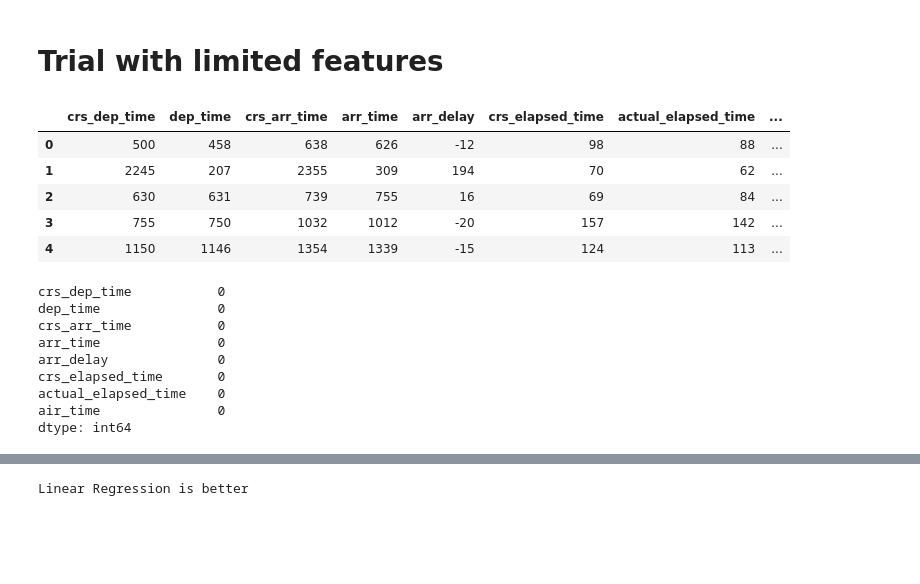
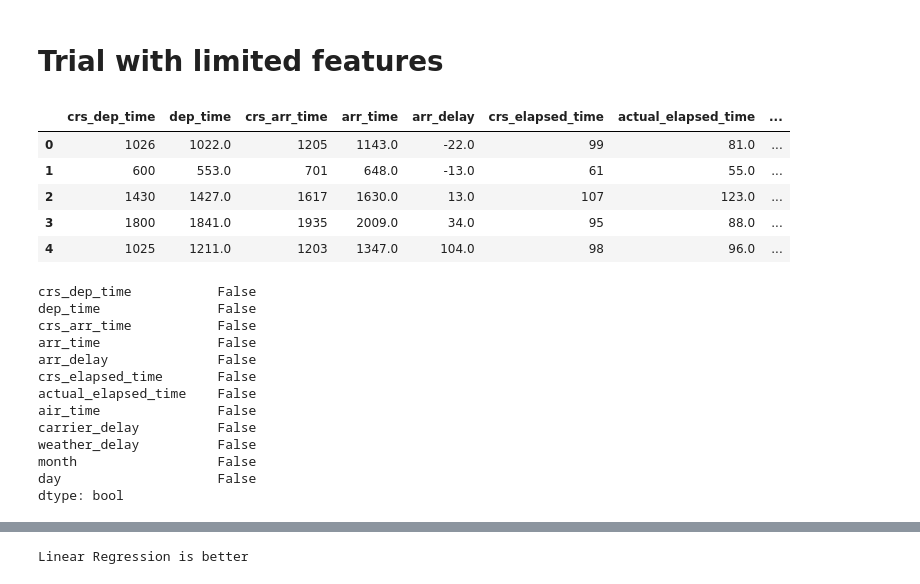
Before and after one commit to msgsuvitha/Flight_delay_predictor, a Jupyter notebook: feature_engg_model.ipynb, the cells around one changed output, grey strips where cells are left out. Cells and saved outputs as stored; diff of their text form; code cells hidden in the pictures; blank space fills up the shorter version.

```diff
--- a/feature_engg_model.ipynb
+++ b/feature_engg_model.ipynb
@@ -36 +54,8 @@ df['date'] = df['fl_date'].dt.day
 df['year'] = df['fl_date'].dt.year
+# %%
+# removing outliers R2 score performs well, r2 went from 0.1 to 0.3
+
+df = df[df['arr_delay'] < 132]
+df = df[df['arr_delay'] > -132]
+
+df['arr_delay'].describe()
@@ -46,0 +93,3 @@ It is understood that if a plane is leaving late then its chances of arriving la
+# %%
+df = df[df['cancelled'] != 1]
+df = df[df['diverted'] != 1]
@@ -80,7 +530,14 @@ It is understood that if a plane is leaving late then its chances of arriving la
+# %%
+# filling NAN values to zero
+
+df['carrier_delay'].fillna(0,inplace= True)
+df['weather_delay'].fillna(0,inplace= True)
 # %%
 # Dropping unwanted features
 
-df.drop(['mkt_carrier', 'branded_code_share','cancelled', 'cancellation_code', 'carrier_delay', 'weather_delay',
+#'carrier_delay', 'weather_delay',
+
+df.drop(['mkt_carrier', 'branded_code_share','cancelled', 'cancellation_code',
          'nas_delay',  'security_delay','late_aircraft_delay', 'taxi_out', 'wheels_off', 'wheels_on', 'taxi_in',
         'no_name', 'first_dep_time','total_add_gtime', 'longest_add_gtime', 'origin', 'dest', 'tail_num', 'dup',
         'diverted','flights', 'dep_delay', 'op_carrier_fl_num', 'op_unique_carrier', 'distance', 'fl_date'],
@@ -128,33 +595,33 @@ df['arr_delay'].describe()
 
 df_clean_data = df.copy()
 # %%
-# copy month feature for one-hot encoded Month
-
-df_month = df_clean_data['month']
-
 # dropping columns mkt_unique_carrier	mkt_carrier_fl_num	origin_airport_id	origin_city_name
 # dest_airport_id	dest_city_name	year, month
 
 df_clean_data.drop(['mkt_unique_carrier', 'mkt_carrier_fl_num', 'origin_airport_id',
-                    'origin_city_name', 'dest_airport_id', 'dest_city_name', 'year', 'date', 'month'], axis = 1, inplace = True)
+                    'origin_city_name', 'dest_airport_id', 'dest_city_name', 'year'], axis = 1, inplace = True)
 
 df_clean_data.head(5)
 # %% [output]
 |  | crs_dep_time | dep_time | crs_arr_time | arr_time | arr_delay | crs_elapsed_time | actual_elapsed_time | ... |
-| 0 | 500 | 458 | 638 | 626 | -12 | 98 | 88 | ... |
-| 1 | 2245 | 207 | 2355 | 309 | 194 | 70 | 62 | ... |
-| 2 | 630 | 631 | 739 | 755 | 16 | 69 | 84 | ... |
-| 3 | 755 | 750 | 1032 | 1012 | -20 | 157 | 142 | ... |
-| 4 | 1150 | 1146 | 1354 | 1339 | -15 | 124 | 113 | ... |
+| 0 | 1026 | 1022.0 | 1205 | 1143.0 | -22.0 | 99 | 81.0 | ... |
+| 1 | 600 | 553.0 | 701 | 648.0 | -13.0 | 61 | 55.0 | ... |
+| 2 | 1430 | 1427.0 | 1617 | 1630.0 | 13.0 | 107 | 123.0 | ... |
+| 3 | 1800 | 1841.0 | 1935 | 2009.0 | 34.0 | 95 | 88.0 | ... |
+| 4 | 1025 | 1211.0 | 1203 | 1347.0 | 104.0 | 98 | 96.0 | ... |
 # %%
-df_clean_data.isnull().sum()
+df_clean_data.isnull().any()
 # %% [output]
-crs_dep_time           0
-dep_time               0
-crs_arr_time           0
-arr_time               0
-arr_delay              0
-crs_elapsed_time       0
-actual_elapsed_time    0
-air_time               0
-dtype: int64
+crs_dep_time           False
+dep_time               False
+crs_arr_time           False
+arr_time               False
+arr_delay              False
+crs_elapsed_time       False
+actual_elapsed_time    False
+air_time               False
+carrier_delay          False
+weather_delay          False
+month                  False
+day                    False
+dtype: bool
```
Also changed, not shown: parts of 119 cells of this notebook.
